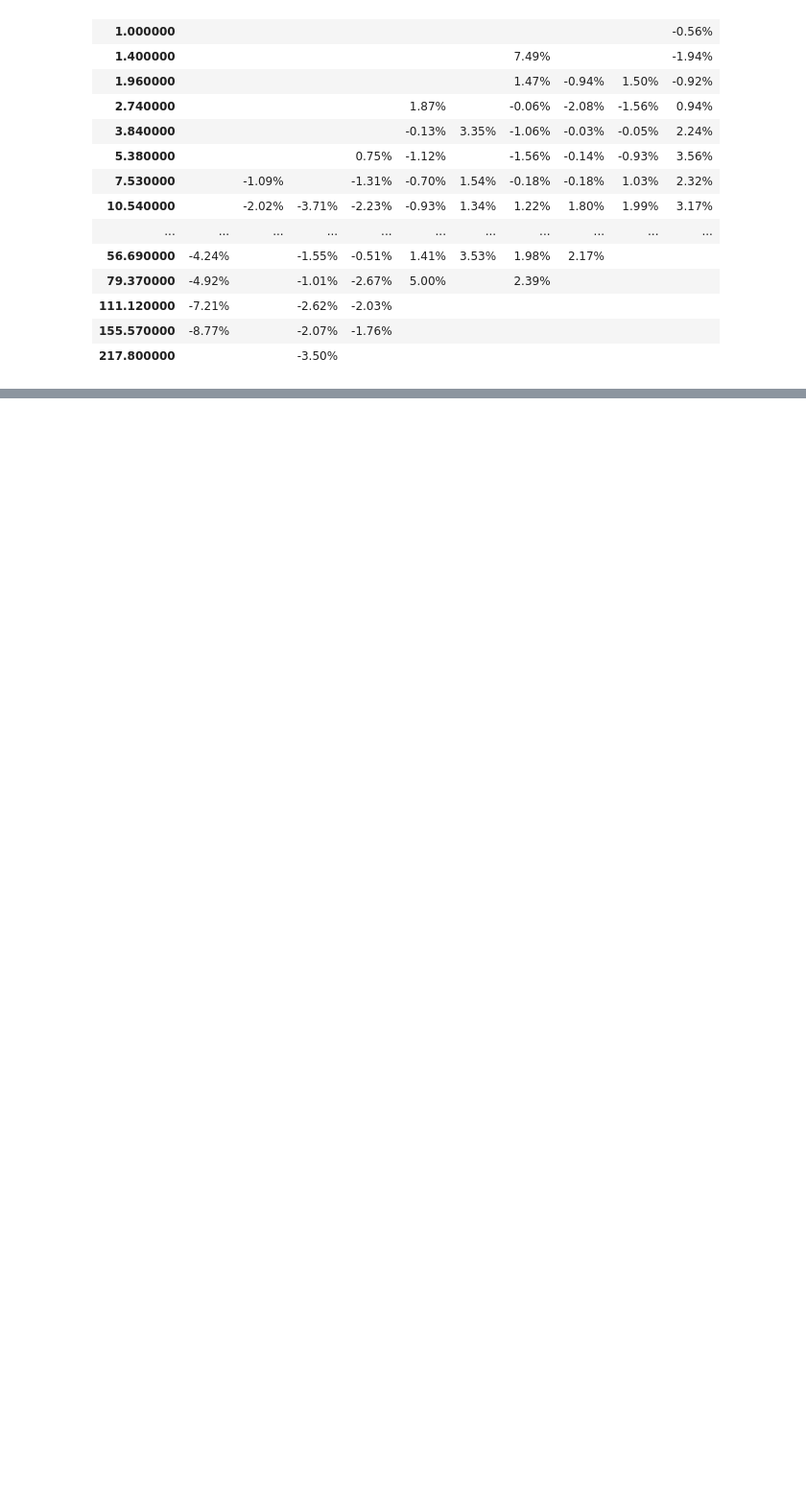
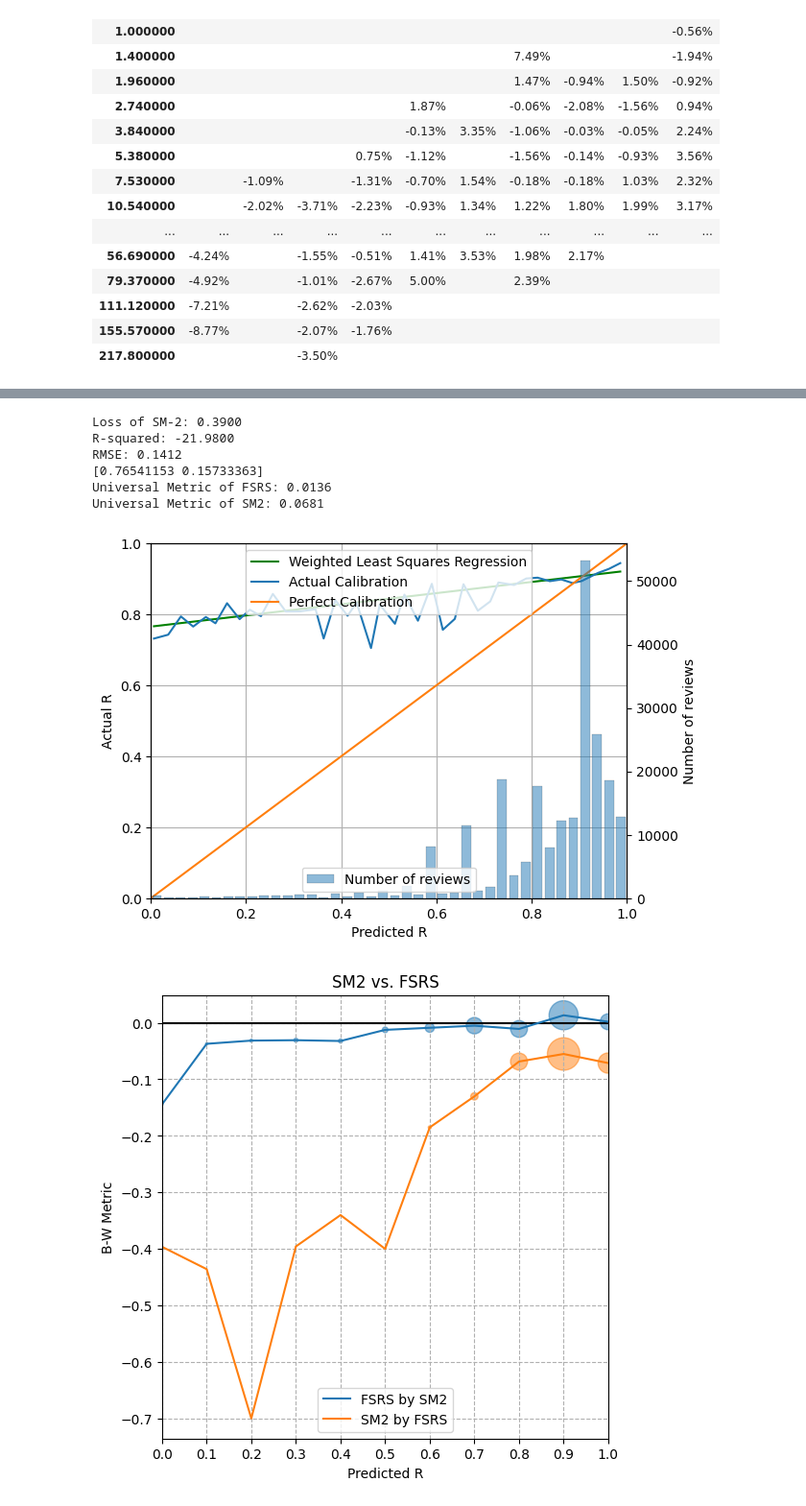
Before and after one commit to open-spaced-repetition/fsrs4anki, a Jupyter notebook: fsrs4anki_optimizer.ipynb, the cells around one changed output, grey strips where cells are left out. Shown at 96% size. Cells and saved outputs as stored; diff of their text form; code cells hidden in the pictures; blank space fills up the shorter version.

Commit message:
Feat/compare with sm-2

```diff
--- a/fsrs4anki_optimizer.ipynb
+++ b/fsrs4anki_optimizer.ipynb
@@ -355,0 +364,11 @@ optimizer.bw_matrix()
+# %%
+optimizer.compare_with_sm2()
+# %% [output]
+Loss of SM-2: 0.3900
+R-squared: -21.9800
+RMSE: 0.1412
+[0.76541153 0.15733363]
+Universal Metric of FSRS: 0.0136
+Universal Metric of SM2: 0.0681
+[figure, added]
+[figure, added]
```
Also changed, not shown: parts of 5 cells of this notebook, 2 other files.
